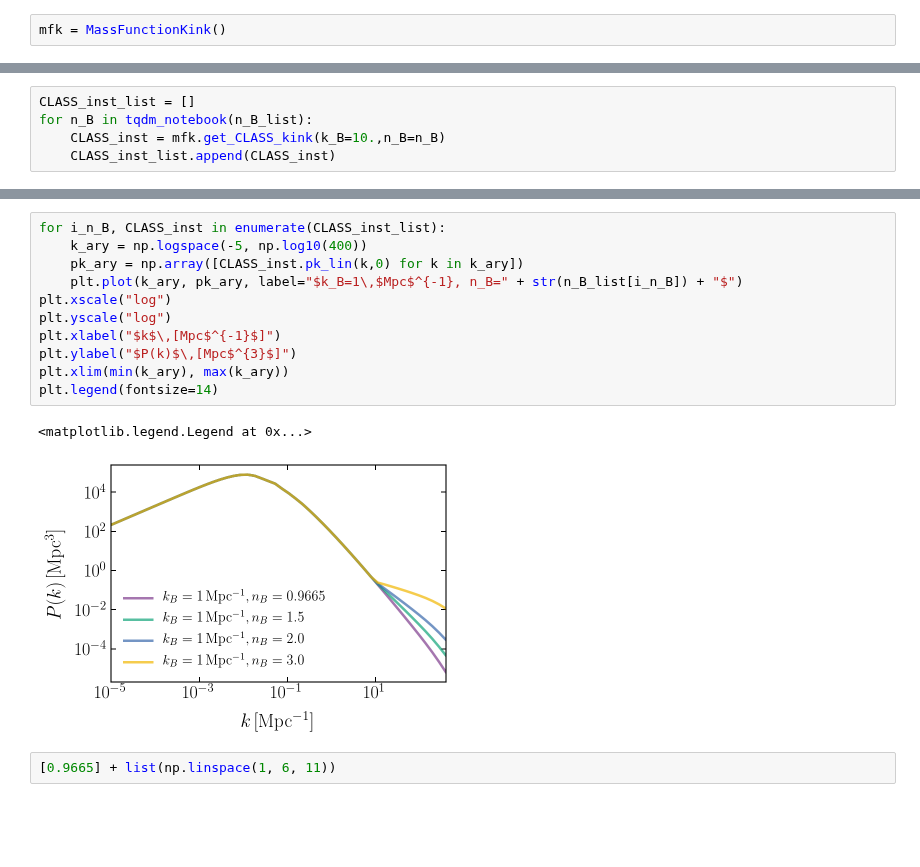
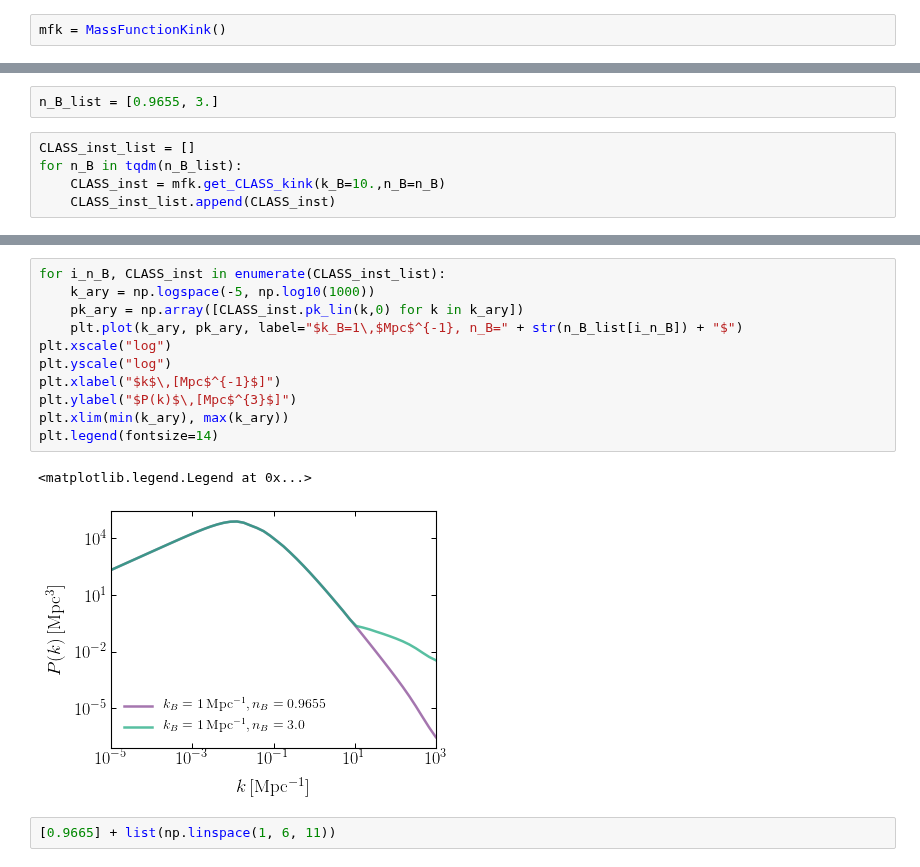
Before and after one commit to smsharma/astrometry-lensing-correlations, a Jupyter notebook: theory/notebooks/07_kink_mass_function.ipynb, the cells around one changed output, grey strips where cells are left out. Saved outputs shown, nothing was run; the diff lists cells and outputs as text; blank space fills up the shorter version.

```diff
--- a/theory/notebooks/07_kink_mass_function.ipynb
+++ b/theory/notebooks/07_kink_mass_function.ipynb
@@ -73,5 +68,7 @@ n_B_list = [n_s, 1.5, 2., 3.]
+# %%
+n_B_list = [0.9655, 3.]
 # %%
 CLASS_inst_list = []
-for n_B in tqdm_notebook(n_B_list):
+for n_B in tqdm(n_B_list):
     CLASS_inst = mfk.get_CLASS_kink(k_B=10.,n_B=n_B)
     CLASS_inst_list.append(CLASS_inst)
@@ -80,17 +75,17 @@ for n_B in tqdm_notebook(n_B_list):
 # %%
 for i_n_B, CLASS_inst in enumerate(CLASS_inst_list):
-    k_ary = np.logspace(-5, np.log10(400))
+    k_ary = np.logspace(-5, np.log10(1000))
     pk_ary = np.array([CLASS_inst.pk_lin(k,0) for k in k_ary])
     plt.plot(k_ary, pk_ary, label="$k_B=1\,$Mpc$^{-1}, n_B=" + str(n_B_list[i_n_B]) + "$")
 plt.xscale("log")
 plt.yscale("log")
 plt.xlabel("$k$\,[Mpc$^{-1}$]")
 plt.ylabel("$P(k)$\,[Mpc$^{3}$]")
 plt.xlim(min(k_ary), max(k_ary))
 plt.legend(fontsize=14)
 # %% [output]
 <matplotlib.legend.Legend at 0x...>
-[figure, old version]
+[figure, new version]
 # %%
 [0.9665] + list(np.linspace(1, 6, 11))
 # %% [output]
```
Also changed, not shown: parts of 40 cells of this notebook, 8 other files.
